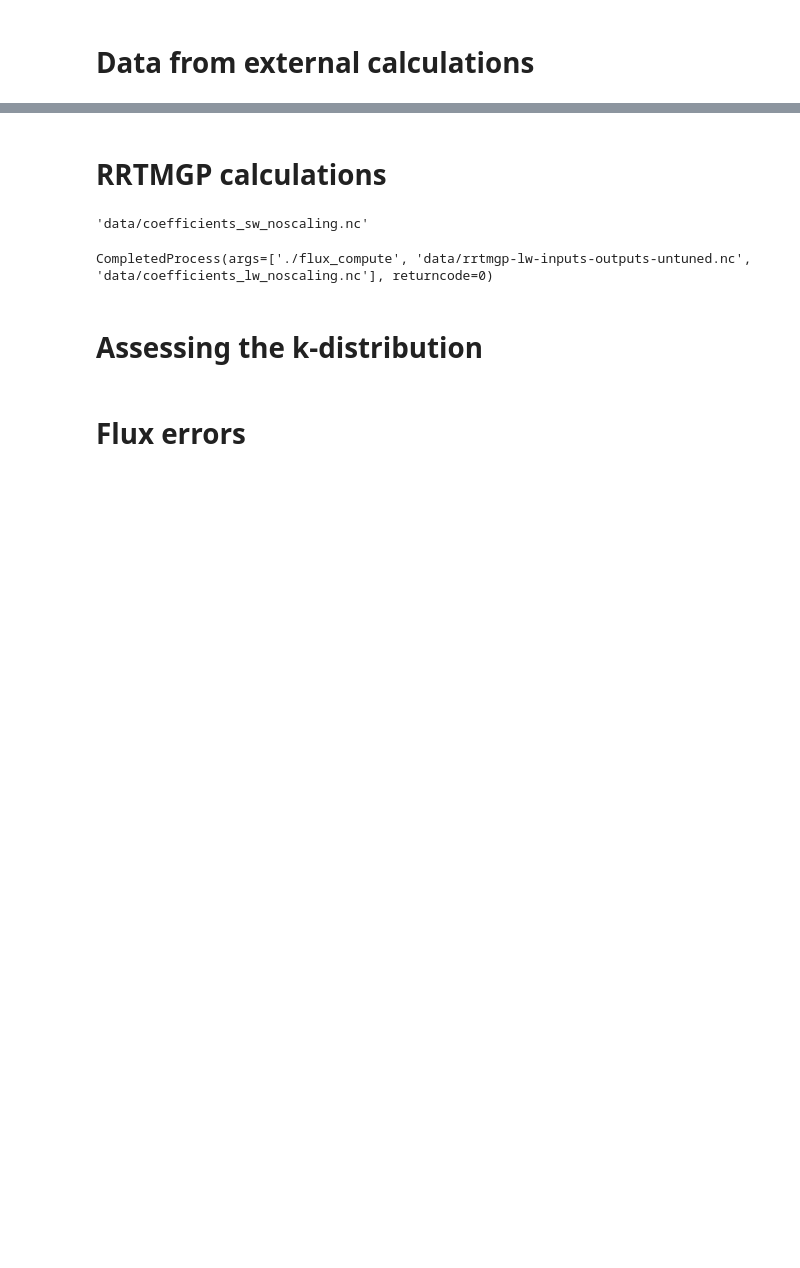
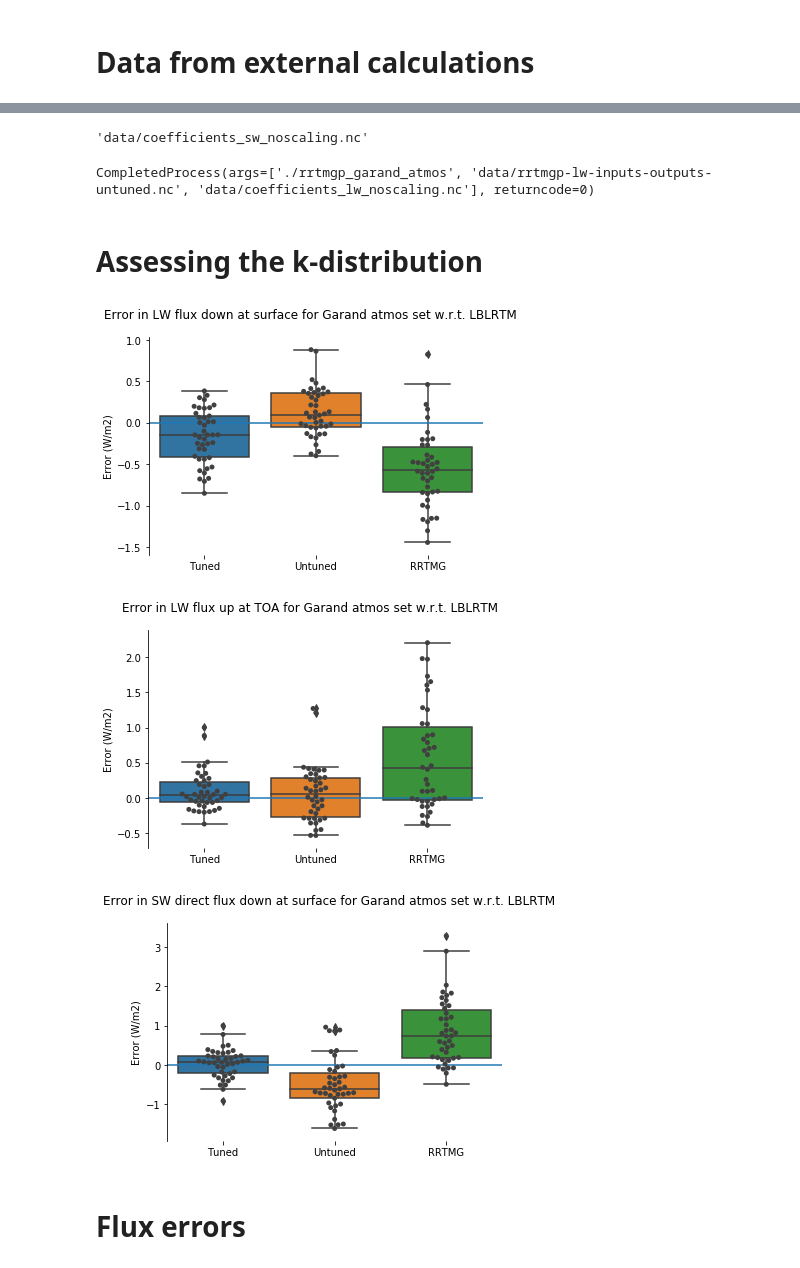
Before and after one commit to RobertPincus/rte-rrtmgp-paper-figures, a Jupyter notebook: RTE+RRMTGP-Paper-Figures.ipynb, the cells around one changed output, grey strips where cells are left out. Saved outputs shown, nothing was run; the diff lists cells and outputs as text; code cells hidden in the pictures; blank space fills up the shorter version.

Commit message:
Removing unused files with external calculations. Using local code to compute RRMTGP fluxes

```diff
--- a/RTE+RRMTGP-Paper-Figures.ipynb
+++ b/RTE+RRMTGP-Paper-Figures.ipynb
@@ -100,8 +102,6 @@ for f in [sw_rrtmg_file]:
     x = Dataset(f, 'a')
     x.variables["flux_net"][:] = -x.variables["flux_net"][:]
     x.close()
-# %% [markdown]
-# RRTMGP calculations
 # %%
 #
 # Set up the ability to calculate fluxes with RRTMGP
@@ -169,16 +169,59 @@ for fn in [lw_rrtmgp_3ang_default_file, lw_rrtmgp_3ang_untuned_file]:
   f.createDimension("angle", 3)
   f.close()
 
-subprocess.run(["./flux_compute", sw_rrtmgp_default_file , "data/coefficients_sw.nc"])
-subprocess.run(["./flux_compute", sw_rrtmgp_untuned_file, "data/coefficients_sw_noscaling.nc"]) # This is wrong but awaiting new coefficients
-subprocess.run(["./flux_compute", lw_rrtmgp_3ang_default_file, "data/coefficients_lw.nc"])
-subprocess.run(["./flux_compute", lw_rrtmgp_3ang_untuned_file, "data/coefficients_lw_noscaling.nc"])
-subprocess.run(["./flux_compute", lw_rrtmgp_default_file, "data/coefficients_lw.nc"])
-subprocess.run(["./flux_compute", lw_rrtmgp_untuned_file, "data/coefficients_lw_noscaling.nc"])
+subprocess.run(["./" + flux_exe_name, sw_rrtmgp_default_file, "data/coefficients_sw.nc"])
+subprocess.run(["./" + flux_exe_name, sw_rrtmgp_untuned_file, "data/coefficients_sw_noscaling.nc"])
+subprocess.run(["./" + flux_exe_name, lw_rrtmgp_3ang_default_file, "data/coefficients_lw.nc"])
+subprocess.run(["./" + flux_exe_name, lw_rrtmgp_3ang_untuned_file, "data/coefficients_lw_noscaling.nc"])
+subprocess.run(["./" + flux_exe_name, lw_rrtmgp_default_file, "data/coefficients_lw.nc"])
+subprocess.run(["./" + flux_exe_name, lw_rrtmgp_untuned_file, "data/coefficients_lw_noscaling.nc"])
 # %% [output]
-CompletedProcess(args=['./flux_compute', 'data/rrtmgp-lw-inputs-outputs-untuned.nc', 'data/coefficients_lw_noscaling.nc'], returncode=0)
+CompletedProcess(args=['./rrtmgp_garand_atmos', 'data/rrtmgp-lw-inputs-outputs-untuned.nc', 'data/coefficients_lw_noscaling.nc'], returncode=0)
 # %% [markdown]
 # Assessing the k-distribution
+# %%
+#
+# Assessing the k-distribution:
+#  LW: three-angle solutions at TOA and SFC
+#  use RRMTG too because tuned diffusivity angle
+#
+spines_to_remove        = ['top', 'right', 'bottom']
+
+fig = plt.figure()
+axes = fig.add_subplot(111)
+plot_err_distribution(fig, axes, "flux_dn", sfc, lw_lblrtm_file, \
+                      [lw_rrtmgp_3ang_default_file, lw_rrtmgp_3ang_untuned_file, lw_rrtmg_file], \
+                      ["Tuned", "Untuned", "RRTMG"])
+fig.suptitle("Error in LW flux down at surface for Garand atmos set w.r.t. LBLRTM")
+for spine in spines_to_remove: axes.spines[spine].set_visible(False)
+plt.savefig("lw-sfc-kdist-tuning.pdf", dpi=600)
+
+fig = plt.figure()
+axes = fig.add_subplot(111)
+plot_err_distribution(fig, axes, "flux_up", toa, lw_lblrtm_file, \
+                      [lw_rrtmgp_3ang_default_file, lw_rrtmgp_3ang_untuned_file, lw_rrtmg_file], \
+                      ["Tuned", "Untuned", "RRTMG"])
+for spine in spines_to_remove: axes.spines[spine].set_visible(False)
+fig.suptitle("Error in LW flux up at TOA for Garand atmos set w.r.t. LBLRTM")
+plt.savefig("lw-toa-kdist-tuning.pdf", dpi=600)
+
+#
+#  SW: direct beam at SFC
+#    do this for tuned and untuned coefficient files
+#  use RRMTG too
+#
+fig = plt.figure()
+axes = fig.add_subplot(111)
+plot_err_distribution(fig, axes, "flux_dir_dn", sfc, sw_charts_file, \
+                      [sw_rrtmgp_default_file, sw_rrtmgp_untuned_file, sw_rrtmg_file], \
+                      ["Tuned", "Untuned", "RRTMG"])
+for spine in spines_to_remove: axes.spines[spine].set_visible(False)
+fig.suptitle("Error in SW direct flux down at surface for Garand atmos set w.r.t. LBLRTM")
+plt.savefig("sw-sfc-kdist-tuning.pdf", dpi=600)
+# %% [output]
+[figure, added]
+[figure, added]
+[figure, added]
 # %% [markdown]
 # Flux errors
 # %%
```
Also changed, not shown: parts of 1 cell of this notebook, 5 other files.
